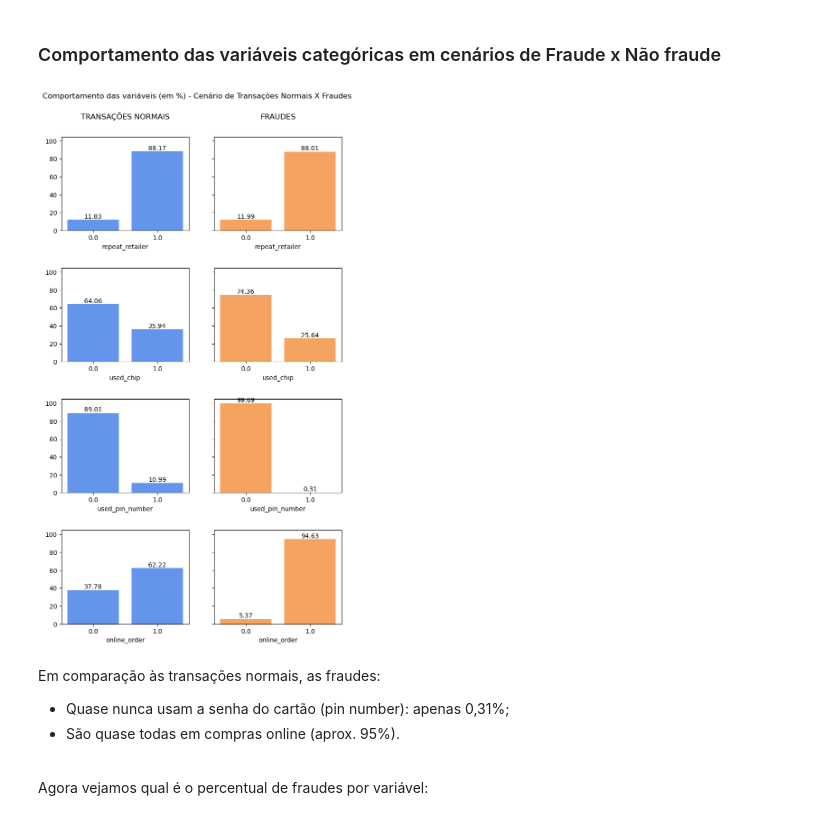
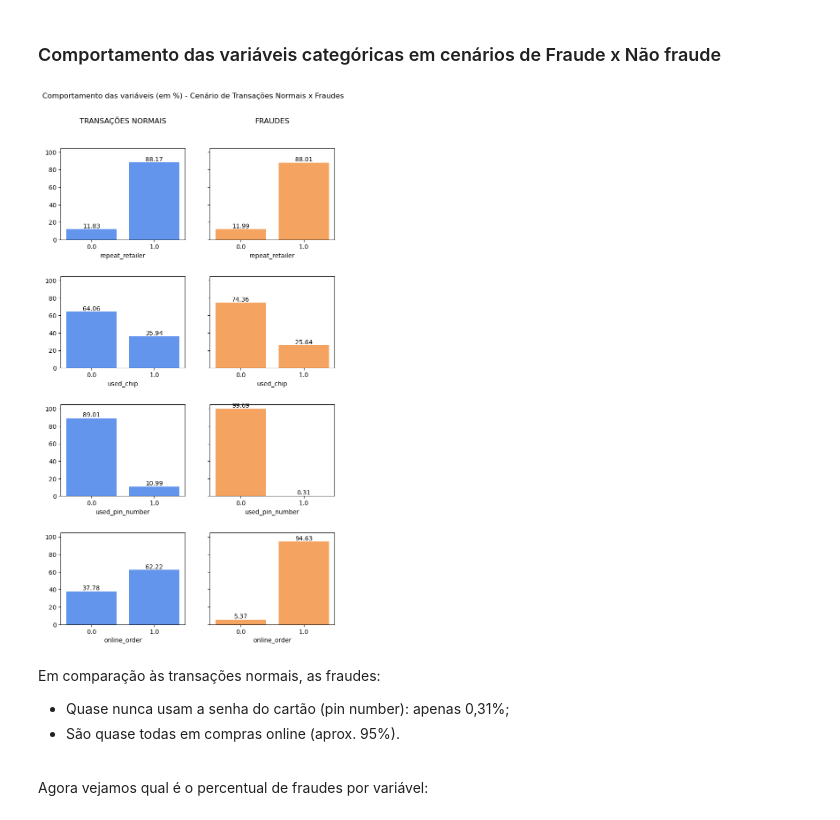
Before and after one commit to marcosf520/data-science-machine-learning, a Jupyter notebook: classificacao-fraudes/identificando-fraudes-cartao.ipynb, the cells around one changed output. Cells and saved outputs as stored; diff of their text form; code cells hidden in the pictures.

```diff
--- a/classificacao-fraudes/identificando-fraudes-cartao.ipynb
+++ b/classificacao-fraudes/identificando-fraudes-cartao.ipynb
@@ -13,8 +13,9 @@ Esse projeto tem como objetivos:
 # Importando os dados
 # %%
 import pandas as pd
+pd.options.display.float_format = "{:,}".format
 
-uri = "https://github.com/alura-cursos/youtube-alura/raw/refs/heads/main/fraud_dataset.csv"
+uri = "https://github.com/marcosf520/data-science-machine-learning/raw/refs/heads/master/classificacao-fraudes/dados/fraud_dataset.csv"
 dados = pd.read_csv(uri)
 dados
 # %% [output]
@@ -149,37 +230,37 @@ As **médias** mostram o que vimos acima. Porém o problema de olhar só as méd
 # %%
 # # NO GOOGLE COLAB: AUMENTANDO A JANELA DE OUTPUT PARA NÃO PRECISAR
 # # USAR A BARRA DE ROLAGEM
 # from IPython.display import Javascript
 # display(Javascript(
 #     "google.colab.output.setIframeHeight(0, true, {maxHeight: 5000})"))
 
 variaveis_categoricas = [
     "repeat_retailer",
     "used_chip",
     "used_pin_number",
     "online_order",
     ]
 
 fig, axes = plt.subplots(len(variaveis_categoricas), 2, figsize=(8, 14),
                          sharey=True)
 fig.subplots_adjust(hspace=0.4)
 
 for fraud, cor in zip([0, 1], cores):
     for i, variavel in enumerate(variaveis_categoricas):
         ax = axes[i][fraud]
         contagem = dados[dados.fraud == fraud][variavel].value_counts(
             normalize=True).sort_index()
         contagem = (contagem * 100).round(2)
         bars = ax.bar(contagem.index.astype(str), contagem, color=cor)
         ax.bar_label(bars)
         ax.set_xlabel(variavel)
 
 fig.suptitle("Comportamento das variáveis (em %) - "
-             "Cenário de Transações Normais X Fraudes", y=0.95)
-axes[0][0].set_title("TRANSAÇÕES NORMAIS", y=1.15)
-axes[0][1].set_title("FRAUDES", y=1.15);
+             "Cenário de Transações Normais x Fraudes", y=0.97)
+axes[0][0].set_title("TRANSAÇÕES NORMAIS", y=1.23)
+axes[0][1].set_title("FRAUDES", y=1.23);
 # %% [output]
-[figure, old version]
+[figure, new version]
 # %% [markdown]
 Em comparação às transações normais, as fraudes:
 - Quase nunca usam a senha do cartão (pin number): apenas 0,31%;
```
Also changed, not shown: parts of 66 cells of this notebook, 3 other files.
